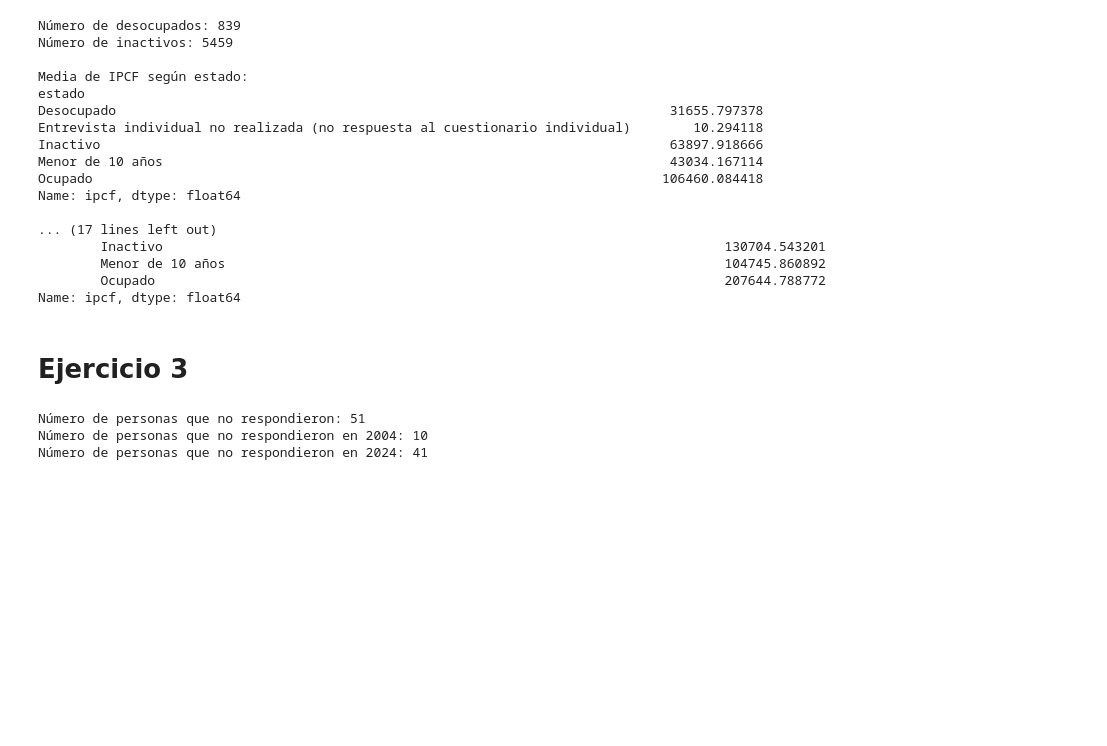
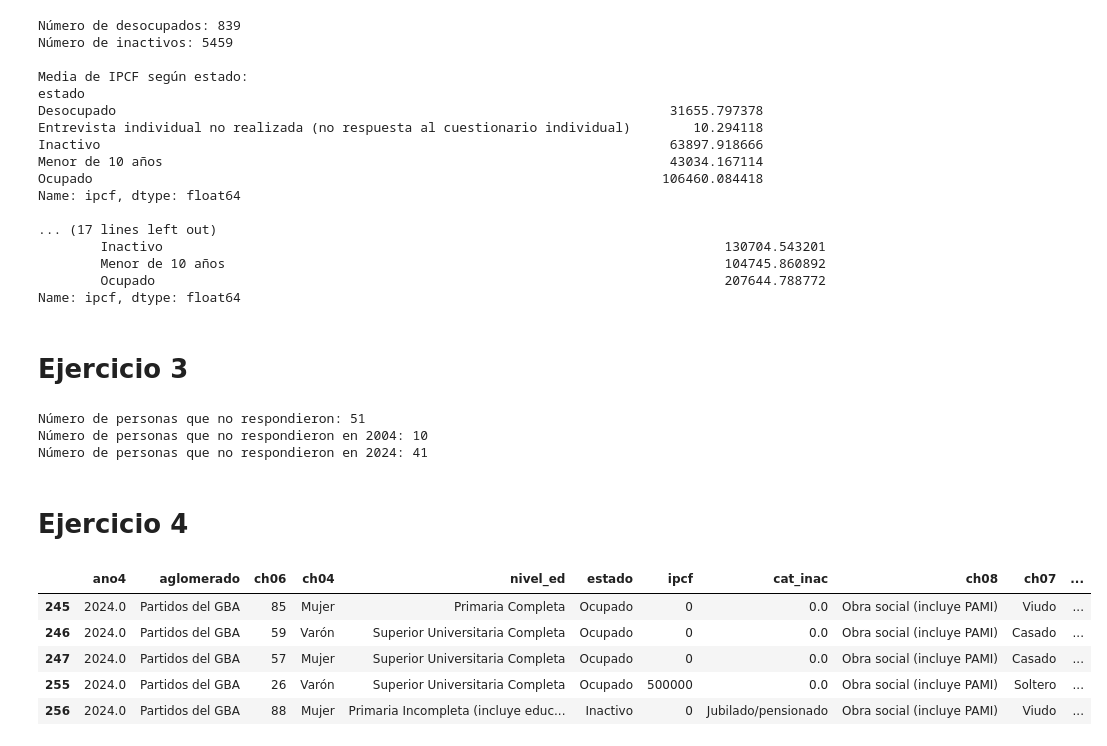
Before and after one commit to valentinasaravi/CC408--T2-8-, a Jupyter notebook: TP3/TP_parte_1_.ipynb, the cells around one changed output. Cells and saved outputs as stored; diff of their text form; code cells hidden in the pictures; blank space fills up the shorter version.

```diff
--- a/TP3/TP_parte_1_.ipynb
+++ b/TP3/TP_parte_1_.ipynb
@@ -443,3 +446,24 @@ print(f"Número de personas que no respondieron en 2024: {num_norespondieron_202
 Número de personas que no respondieron: 51
 Número de personas que no respondieron en 2004: 10
 Número de personas que no respondieron en 2024: 41
+# %% [markdown]
+# Ejercicio 4
+# %%
+#import numpy as np
+
+# Asegurarse de que respondieron sea una copia del DataFrame original
+respondieron = respondieron.copy()
+
+# Crear la columna 'PEA' usando .loc, y luego
+# utilizamos np.where para asignar valores
+respondieron.loc[:, 'PEA'] = np.where(respondieron['estado'].isin(['Ocupado', 'Desocupado']), 1, 0)
+
+# Mostrar las primeras filas
+respondieron.head()
+# %% [output]
+|  | ano4 | aglomerado | ch06 | ch04 | nivel_ed | estado | ipcf | cat_inac | ch08 | ch07 | ... |
+| 245 | 2024.0 | Partidos del GBA | 85 | Mujer | Primaria Completa | Ocupado | 0 | 0.0 | Obra social (incluye PAMI) | Viudo | ... |
+| 246 | 2024.0 | Partidos del GBA | 59 | Varón | Superior Universitaria Completa | Ocupado | 0 | 0.0 | Obra social (incluye PAMI) | Casado | ... |
+| 247 | 2024.0 | Partidos del GBA | 57 | Mujer | Superior Universitaria Completa | Ocupado | 0 | 0.0 | Obra social (incluye PAMI) | Casado | ... |
+| 255 | 2024.0 | Partidos del GBA | 26 | Varón | Superior Universitaria Completa | Ocupado | 500000 | 0.0 | Obra social (incluye PAMI) | Soltero | ... |
+| 256 | 2024.0 | Partidos del GBA | 88 | Mujer | Primaria Incompleta (incluye educ... | Inactivo | 0 | Jubilado/pensionado | Obra social (incluye PAMI) | Viudo | ... |
```
Also changed, not shown: parts of 13 cells of this notebook.
